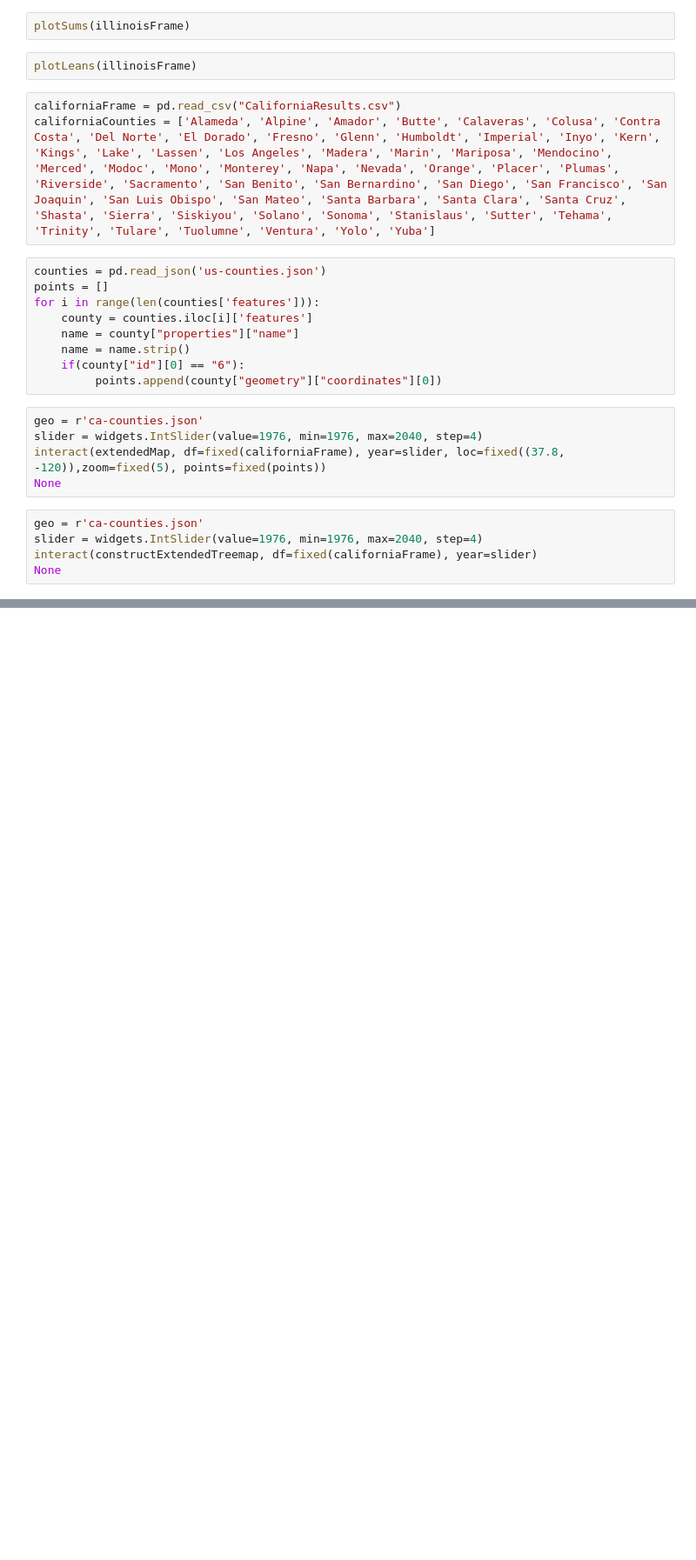
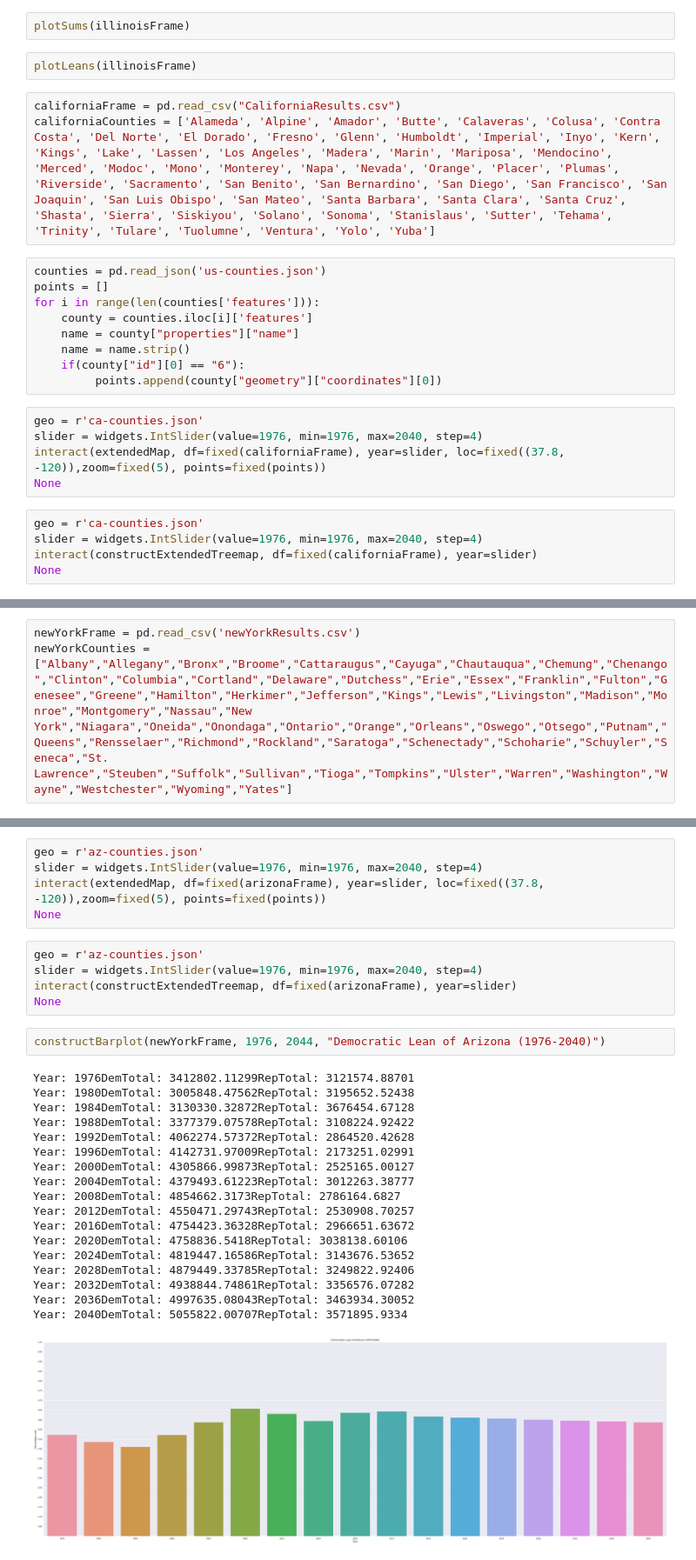
Before and after one commit to manav95/PartisanLeanRepo, a Jupyter notebook: IndResults/FinalNotebook.ipynb, the cells around one changed output, grey strips where cells are left out. Shown: that part at 87% size. Drawn from its saved outputs; the diff is of its cells as text; blank space fills up the shorter version.

Commit message:
NY/Arizona

```diff
--- a/IndResults/FinalNotebook.ipynb
+++ b/IndResults/FinalNotebook.ipynb
@@ -363,0 +316,3 @@ plotLeans(californiaFrame)
+# %%
+newYorkFrame = pd.read_csv('newYorkResults.csv')
+newYorkCounties = ["Albany","Allegany","Bronx","Broome","Cattaraugus","Cayuga","Chautauqua","Chemung","Chenango","Clinton","Columbia","Cortland","Delaware","Dutchess","Erie","Essex","Franklin","Fulton","Genesee","Greene","Hamilton","Herkimer","Jefferson","Kings","Lewis","Livingston","Madison","Monroe","Montgomery","Nassau","New York","Niagara","Oneida","Onondaga","Ontario","Orange","Orleans","Oswego","Otsego","Putnam","Queens","Rensselaer","Richmond","Rockland","Saratoga","Schenectady","Schoharie","Schuyler","Seneca","St. Lawrence","Steuben","Suffolk","Sullivan","Tioga","Tompkins","Ulster","Warren","Washington","Wayne","Westchester","Wyoming","Yates"]
@@ -363,0 +376,31 @@ plotLeans(californiaFrame)
+# %%
+geo = r'az-counties.json'
+slider = widgets.IntSlider(value=1976, min=1976, max=2040, step=4)
+interact(extendedMap, df=fixed(arizonaFrame), year=slider, loc=fixed((37.8, -120)),zoom=fixed(5), points=fixed(points))
+None
+# %%
+geo = r'az-counties.json'
+slider = widgets.IntSlider(value=1976, min=1976, max=2040, step=4)
+interact(constructExtendedTreemap, df=fixed(arizonaFrame), year=slider)
+None
+# %%
+constructBarplot(newYorkFrame, 1976, 2044, "Democratic Lean of Arizona (1976-2040)")
+# %% [output]
+Year: 1976DemTotal: 3412802.11299RepTotal: 3121574.88701
+Year: 1980DemTotal: 3005848.47562RepTotal: 3195652.52438
+Year: 1984DemTotal: 3130330.32872RepTotal: 3676454.67128
+Year: 1988DemTotal: 3377379.07578RepTotal: 3108224.92422
+Year: 1992DemTotal: 4062274.57372RepTotal: 2864520.42628
+Year: 1996DemTotal: 4142731.97009RepTotal: 2173251.02991
+Year: 2000DemTotal: 4305866.99873RepTotal: 2525165.00127
+Year: 2004DemTotal: 4379493.61223RepTotal: 3012263.38777
+Year: 2008DemTotal: 4854662.3173RepTotal: 2786164.6827
+Year: 2012DemTotal: 4550471.29743RepTotal: 2530908.70257
+Year: 2016DemTotal: 4754423.36328RepTotal: 2966651.63672
+Year: 2020DemTotal: 4758836.5418RepTotal: 3038138.60106
+Year: 2024DemTotal: 4819447.16586RepTotal: 3143676.53652
+Year: 2028DemTotal: 4879449.33785RepTotal: 3249822.92406
+Year: 2032DemTotal: 4938844.74861RepTotal: 3356576.07282
+Year: 2036DemTotal: 4997635.08043RepTotal: 3463934.30052
+Year: 2040DemTotal: 5055822.00707RepTotal: 3571895.9334
+[figure, added]
```
Also changed, not shown: parts of 18 cells of this notebook.
